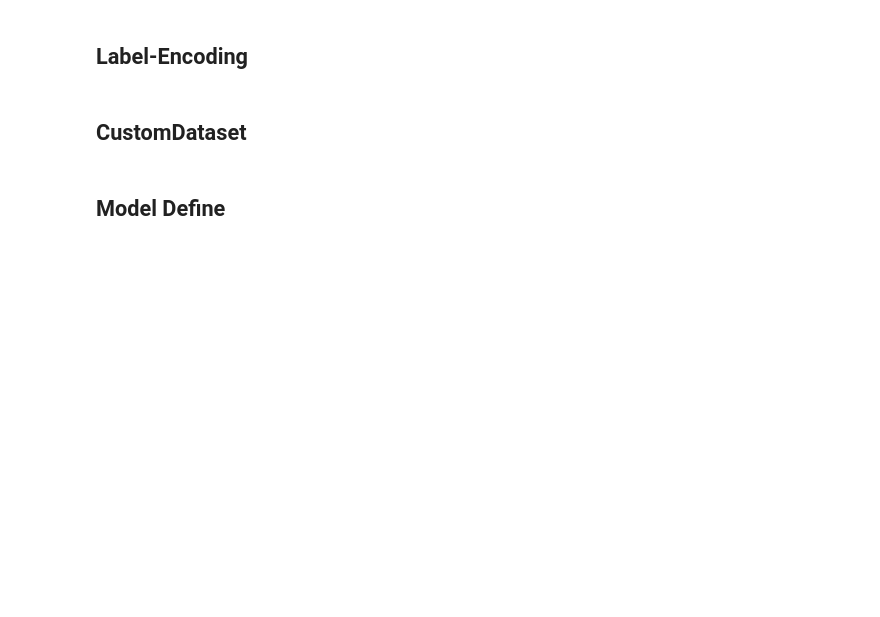
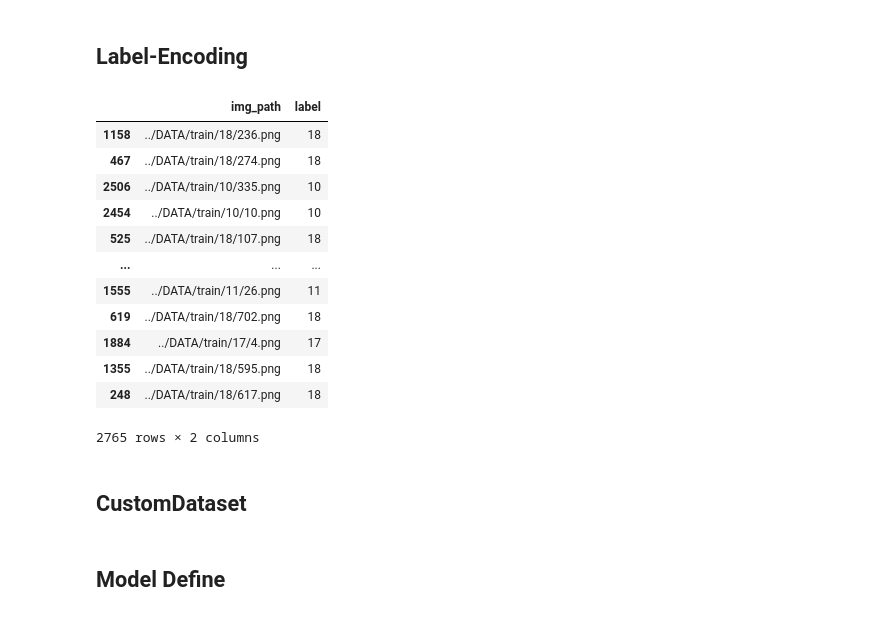
Before and after one commit to DoSungjin/Dacon_papering_classification, a Jupyter notebook: BASELINE/EfficientNet_baseline.ipynb, the cells around one changed output. Cells and saved outputs as stored; diff of their text form; code cells hidden in the pictures; blank space fills up the shorter version.

```diff
--- a/BASELINE/EfficientNet_baseline.ipynb
+++ b/BASELINE/EfficientNet_baseline.ipynb
@@ -43,7 +44,7 @@ SAMPLE_PATH = os.path.join(DATA_PATH, 'sample_submission.csv')
 # %%
 CFG = {
     'IMG_SIZE':224,
-    'EPOCHS':80,
+    'EPOCHS':50,
     'LEARNING_RATE':3e-4,
     'BATCH_SIZE':32,
     'SEED':41
@@ -72,11 +151,28 @@ df['label'] = df['img_path'].apply(lambda x : str(x).split('/')[2])
 # %%
-train, val, _, _ = train_test_split(df, df['label'], test_size=0.3, stratify=df['label'], random_state=CFG['SEED'])
+train, val, _, _ = train_test_split(df, df['label'], test_size=0.2, stratify=df['label'], random_state=CFG['SEED'])
 # %% [markdown]
 ## Label-Encoding
 # %%
 le = preprocessing.LabelEncoder()
 train['label'] = le.fit_transform(train['label'])
 val['label'] = le.transform(val['label'])
+train['label'] = le.inverse_transform(train['label'])
+val['label'] = le.inverse_transform(val['label'])
+train
+# %% [output]
+|  | img_path | label |
+| 1158 | ../DATA/train/18/236.png | 18 |
+| 467 | ../DATA/train/18/274.png | 18 |
+| 2506 | ../DATA/train/10/335.png | 10 |
+| 2454 | ../DATA/train/10/10.png | 10 |
+| 525 | ../DATA/train/18/107.png | 18 |
+| ... | ... | ... |
+| 1555 | ../DATA/train/11/26.png | 11 |
+| 619 | ../DATA/train/18/702.png | 18 |
+| 1884 | ../DATA/train/17/4.png | 17 |
+| 1355 | ../DATA/train/18/595.png | 18 |
+| 248 | ../DATA/train/18/617.png | 18 |
+2765 rows × 2 columns
 # %% [markdown]
 ## CustomDataset
 # %%
```
Also changed, not shown: parts of 18 cells of this notebook.
